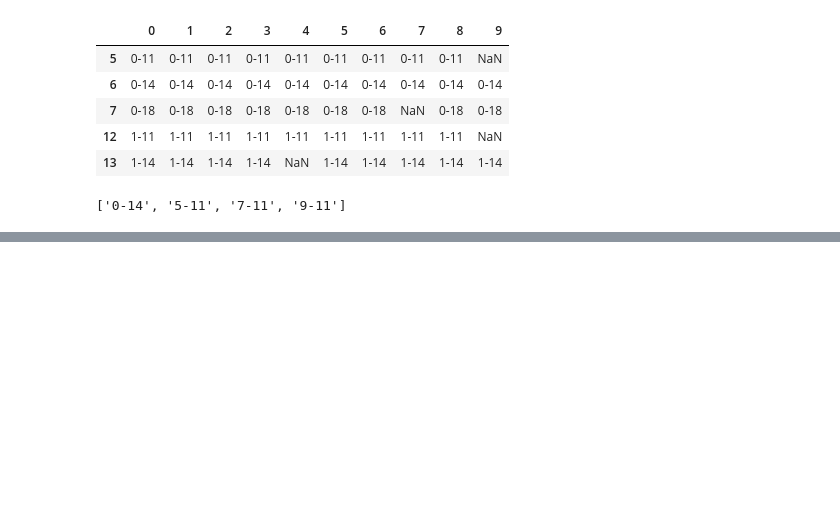
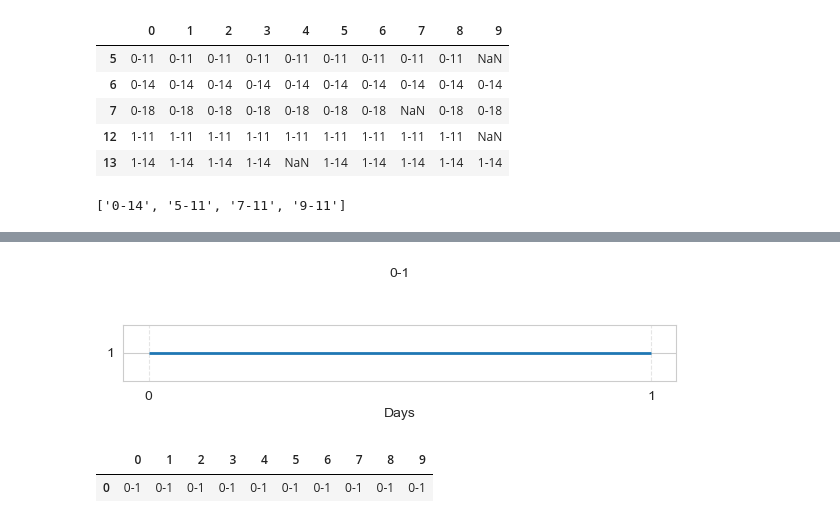
Before and after one commit to cosmos17/2025_STLab, a Jupyter notebook: Flavor/01_Volatile.ipynb, the cells around one changed output, grey strips where cells are left out. Cells and saved outputs as stored; diff of their text form; code cells hidden in the pictures; blank space fills up the shorter version.

```diff
--- a/Flavor/01_Volatile.ipynb
+++ b/Flavor/01_Volatile.ipynb
@@ -645,0 +707,5 @@ from statsmodels.sandbox.stats.multicomp import MultiComparison
+# %%
+ins3_df, intersect3 = pls_intersect_group(pls_vip3, data_pls3, 'new_group1', range_=10)
+print(intersect3)
+ins4_df, intersect4 = pls_intersect_group(pls_vip4, data_pls4, 'new_group2', range_=10)
+print(intersect4)
@@ -694,0 +883,9 @@ intersect1
+# %%
+draw_grouped(intersect3, x_ticks_=range(0, 2))
+# %% [output]
+[figure, added]
+# %%
+ins3_df
+# %% [output]
+|  | 0 | 1 | 2 | 3 | 4 | 5 | 6 | 7 | 8 | 9 |
+| 0 | 0-1 | 0-1 | 0-1 | 0-1 | 0-1 | 0-1 | 0-1 | 0-1 | 0-1 | 0-1 |
```
Also changed, not shown: parts of 25 cells of this notebook, 2 other files.
